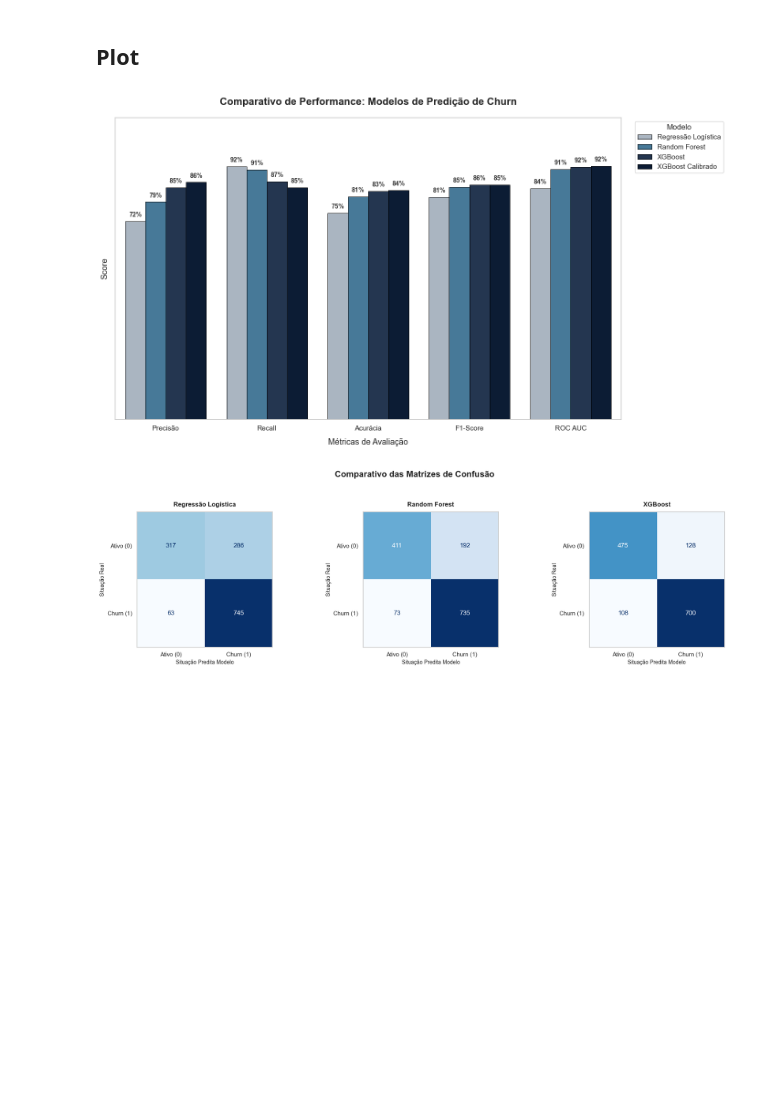
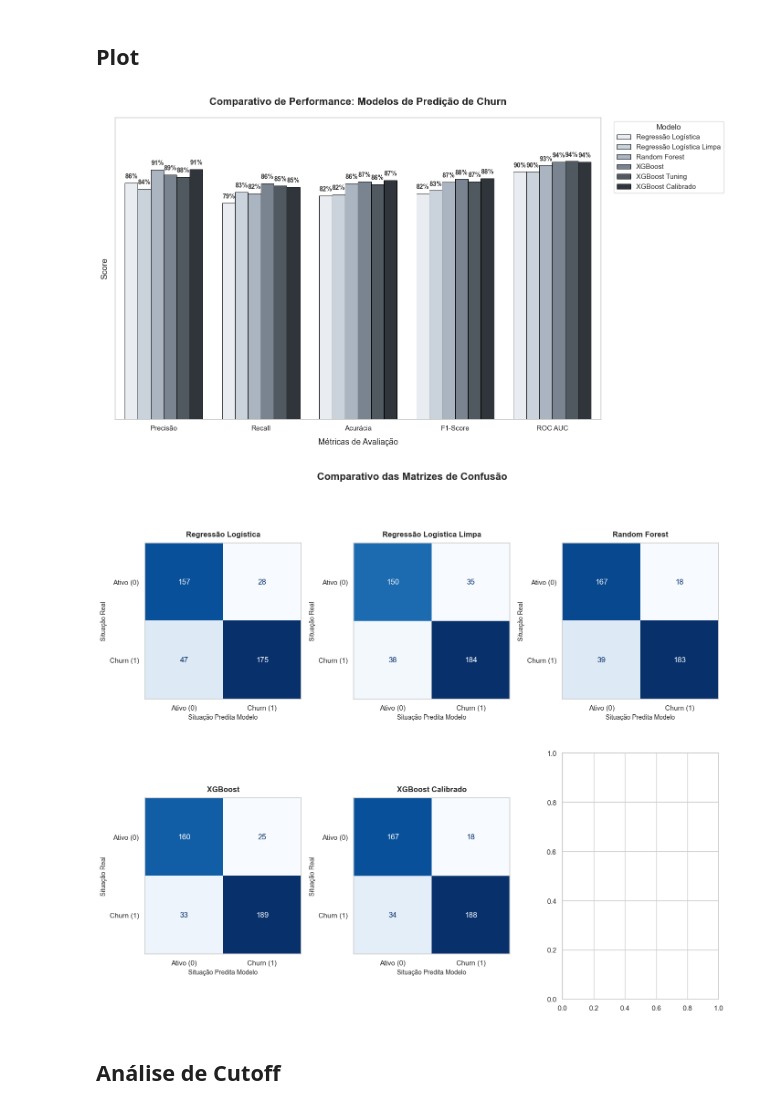
Before and after one commit to victorpecine/ml_predicao_churn, a Jupyter notebook: nb_ml_precidao_churn.ipynb, the cells around one changed output. Drawn from its saved outputs; the diff is of its cells as text; code cells hidden in the pictures; blank space fills up the shorter version.

```diff
--- a/nb_ml_precidao_churn.ipynb
+++ b/nb_ml_precidao_churn.ipynb
@@ -753,0 +815,2 @@ plt.show()
+# %%
+best_threshold_reglog_limpo = plot_precision_recall_curve(y_test, y_probs_reglog_limpo)
@@ -758,5 +906,4 @@ from sklearn.ensemble import RandomForestClassifier
 # %%
-# Instanciando o modelo puro
 modelo_rf = RandomForestClassifier(
     n_estimators=200,      # Quantidade de árvores na floresta
     max_depth=8,           # Limite sênior para não deixar a árvore "decorar" ruídos
@@ -765,7 +912,7 @@ modelo_rf = RandomForestClassifier(
     n_jobs=-1              # Usa todos os núcleos do seu processador
 )
 
-modelo_rf.fit(X_train, y_train)
+modelo_rf.fit(X_train_scaled, y_train)
 
-y_pred_rf = modelo_rf.predict(X_test)
-y_probs_rf = modelo_rf.predict_proba(X_test)[:, 1]
+y_pred_rf  = modelo_rf.predict(X_test_scaled)
+y_probs_rf = modelo_rf.predict_proba(X_test_scaled)[:, 1]
@@ -1010,0 +1193,3 @@ shap.plots.waterfall(shap_values[0])
+# %%
+y_pred_rs_xgb  = modelo_rs_xgb.predict(X_test_scaled)
+y_probs_rs_xgb = modelo_rs_xgb.predict_proba(X_test_scaled)[:, 1]
@@ -1010,0 +1198,12 @@ shap.plots.waterfall(shap_values[0])
+# %%
+cm_xgb = confusion_matrix(y_test, y_pred_rs_xgb)
+disp = ConfusionMatrixDisplay(confusion_matrix=cm_xgb, display_labels=['Ativo (0)', 'Churn (1)'])
+fig, ax = plt.subplots(figsize=(6, 6))
+ax.grid(False)
+
+disp.plot(cmap='Blues', values_format='d', colorbar=False, ax=ax) # 'd' força a exibição como número inteiro
+
+plt.title('Matriz de Confusão do Modelo de XGBoost de Churn')
+plt.ylabel('Situação Real', fontsize=9)
+plt.xlabel('Situação Predita Modelo', fontsize=9)
+plt.show()
@@ -1225,7 +1436,7 @@ plt.figure(figsize=(14, 8))
 sns.set_theme(style="whitegrid")
 
 # Paleta de cores sênior e profissional
-cores = ["#a6b5c5", "#3a7ca5", "#1d3557", "#061b3a"]
+cores = ["#e8edf2", "#c7d2de", "#a6b5c5", "#768494", "#4d5863", '#2d353d']
 
 # Criando o gráfico de barras agrupadas por Métrica
 ax = sns.barplot(
@@ -1248,8 +1459,6 @@ plt.title(
 plt.xlabel("Métricas de Avaliação", fontsize=13, labelpad=10)
 plt.ylabel("Score", fontsize=13, labelpad=10)
 plt.ylim(0, 1.1)  # Dá um respiro no topo para os rótulos de texto
-
-# ─── ALTERAÇÃO AQUI: Remove os números do eixo Y, mas mantém a palavra "Score" ───
 plt.yticks([], [])
 
 # Move a legenda para fora/canto para não atrapalhar as barras
@@ -1281,35 +1490,42 @@ for p in ax.patches:
 plt.tight_layout()
 plt.show()
 # %% [output]
-[figure, old version]
+[figure, new version]
 # %%
-# Criar a figura com 1 linha e 3 colunas
-fig, axes = plt.subplots(1, 3, figsize=(18, 5))
-fig.suptitle('Comparativo das Matrizes de Confusão', fontsize=16, fontweight='bold', y=1.05)
+# Matrizes de confusão
+fig, axes = plt.subplots(2, 3, figsize=(14, 12))
+fig.suptitle('Comparativo das Matrizes de Confusão', fontsize=16, fontweight='bold', y=1)
 
 # Lista de configurações para iterar no loop
 modelos = [
-    {"cm": cm_reglog,  "title":  "Regressão Logística", "ax": axes[0]},
-    {"cm": cm_rf,       "title": "Random Forest",       "ax": axes[1]},
-    {"cm": cm_xgb,      "title": "XGBoost",             "ax": axes[2]}
+    {"cm": cm_reglog,        "title": "Regressão Logística",        "ax": axes[0, 0]},
+    {"cm": cm_reglog_limpo,  "title": "Regressão Logística Limpa",  "ax": axes[0, 1]},
+    {"cm": cm_rf,            "title": "Random Forest",              "ax": axes[0, 2]},
+    {"cm": cm_xgb,           "title": "XGBoost",                    "ax": axes[1, 0]},
+    {"cm": cm_xgb_calibrado, "title": "XGBoost Calibrado",          "ax": axes[1, 1]}
 ]
 
 # Plotar cada matriz no seu respectivo 'ax'
 for mod in modelos:
     mod["ax"].grid(False)  # Remove linhas de grade que desalinhame a matriz
-
-    disp = ConfusionMatrixDisplay(confusion_matrix=mod["cm"], display_labels=['Ativo (0)', 'Churn (1)'])
+    disp = ConfusionMatrixDisplay(
+        confusion_matrix=mod["cm"],
+        display_labels=['Ativo (0)',
+                        'Churn (1)']
+                        )
 
     # O segredo está em passar o 'ax' correto para o plot
     disp.plot(cmap='Blues', values_format='d', colorbar=False, ax=mod["ax"])
 
     # Customizações por sub-plot
     mod["ax"].set_title(mod["title"], fontsize=12, fontweight='bold', pad=10)
     mod["ax"].set_ylabel('Situação Real', fontsize=10)
     mod["ax"].set_xlabel('Situação Predita Modelo', fontsize=10)
 
 # Ajusta o espaçamento para não sobrepor os textos
 plt.tight_layout()
 plt.show()
 # %% [output]
-[figure, old version]
+[figure, new version]
+# %% [markdown]
+## Análise de Cutoff
```
Also changed, not shown: parts of 149 cells of this notebook, 1 other file.
